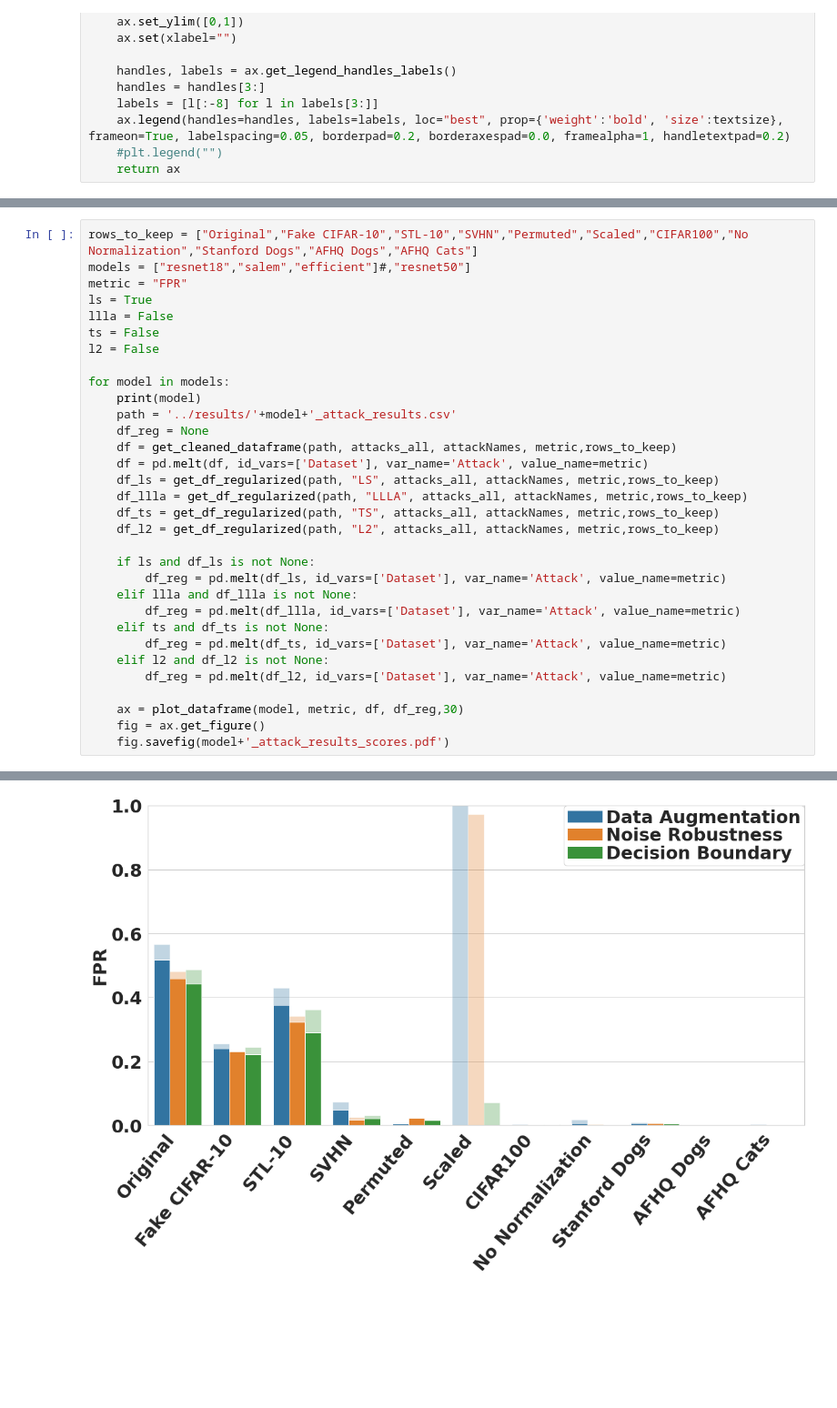
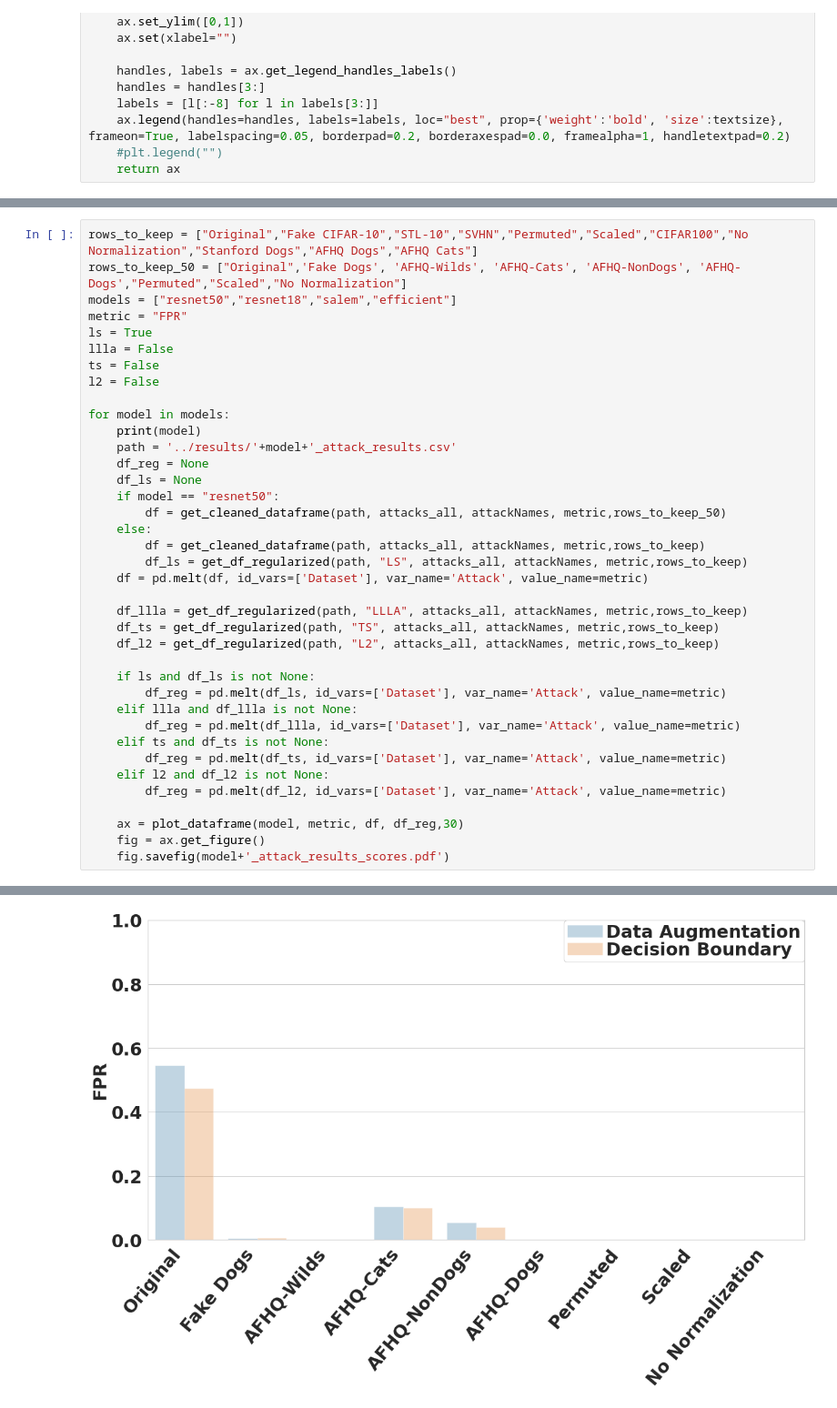
Before and after one commit to bettyballin/LabelOnlyMemInfAttacks, a Jupyter notebook: experiments/notebooks/visualize.ipynb, the cells around one changed output, grey strips where cells are left out. Shown at 91% size. Cells and saved outputs as stored; diff of their text form; blank space fills up the shorter version.

Commit message:
update for resnet50

```diff
--- a/experiments/notebooks/visualize.ipynb
+++ b/experiments/notebooks/visualize.ipynb
@@ -172,7 +172,8 @@ transform_file("efficient_LS","efficient_LS",attacks)
 #transform_file("efficient_TS","efficient_TS",attacks)
 # %%
 rows_to_keep = ["Original","Fake CIFAR-10","STL-10","SVHN","Permuted","Scaled","CIFAR100","No Normalization","Stanford Dogs","AFHQ Dogs","AFHQ Cats"]
-models = ["resnet18","salem","efficient"]#,"resnet50"]
+rows_to_keep_50 = ["Original",'Fake Dogs', 'AFHQ-Wilds', 'AFHQ-Cats', 'AFHQ-NonDogs', 'AFHQ-Dogs',"Permuted","Scaled","No Normalization"]
+models = ["resnet50","resnet18","salem","efficient"]
 metric = "FPR"
 ls = True
 llla = False
@@ -183,9 +184,14 @@ for model in models:
     print(model)
     path = '../results/'+model+'_attack_results.csv'
     df_reg = None
-    df = get_cleaned_dataframe(path, attacks_all, attackNames, metric,rows_to_keep)
+    df_ls = None
+    if model == "resnet50":
+        df = get_cleaned_dataframe(path, attacks_all, attackNames, metric,rows_to_keep_50)
+    else:
+        df = get_cleaned_dataframe(path, attacks_all, attackNames, metric,rows_to_keep)
+        df_ls = get_df_regularized(path, "LS", attacks_all, attackNames, metric,rows_to_keep)
     df = pd.melt(df, id_vars=['Dataset'], var_name='Attack', value_name=metric)
-    df_ls = get_df_regularized(path, "LS", attacks_all, attackNames, metric,rows_to_keep)
+
     df_llla = get_df_regularized(path, "LLLA", attacks_all, attackNames, metric,rows_to_keep)
     df_ts = get_df_regularized(path, "TS", attacks_all, attackNames, metric,rows_to_keep)
     df_l2 = get_df_regularized(path, "L2", attacks_all, attackNames, metric,rows_to_keep)
@@ -206,12 +216,12 @@ for model in models:
 resnet18
 [Errno 2] No such file or directory: '../results/resnet18_LLLA_attack_results.csv'
 [Errno 2] No such file or directory: '../results/resnet18_L2_attack_results.csv'
 salem
 [Errno 2] No such file or directory: '../results/salem_LLLA_attack_results.csv'
 [Errno 2] No such file or directory: '../results/salem_TS_attack_results.csv'
 [Errno 2] No such file or directory: '../results/salem_L2_attack_results.csv'
 efficient
 [Errno 2] No such file or directory: '../results/efficient_LLLA_attack_results.csv'
 [Errno 2] No such file or directory: '../results/efficient_TS_attack_results.csv'
 [Errno 2] No such file or directory: '../results/efficient_L2_attack_results.csv'
-[figure, old version]
+[figure, new version]
```
Also changed, not shown: parts of 3 cells of this notebook, 9 other files.
